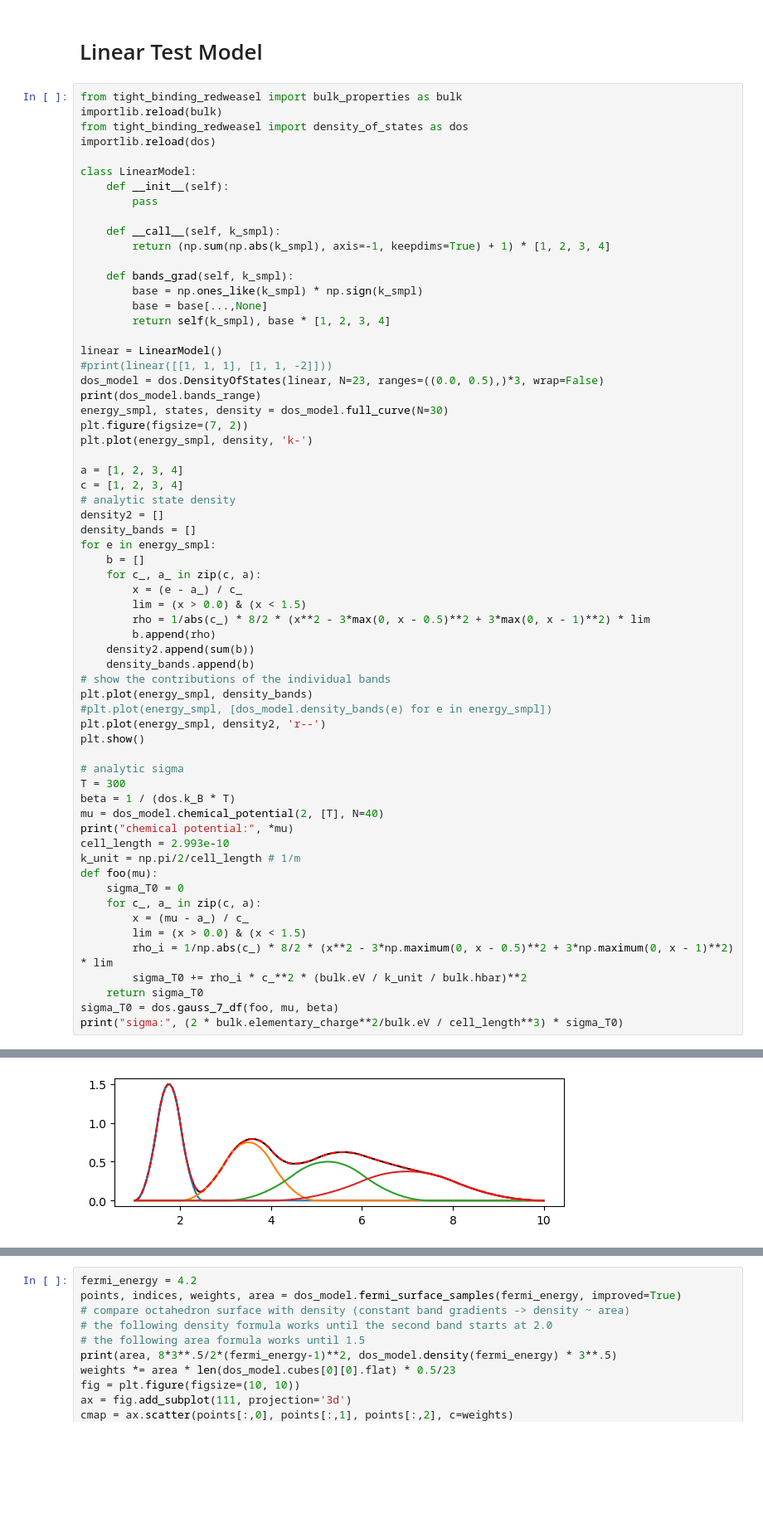
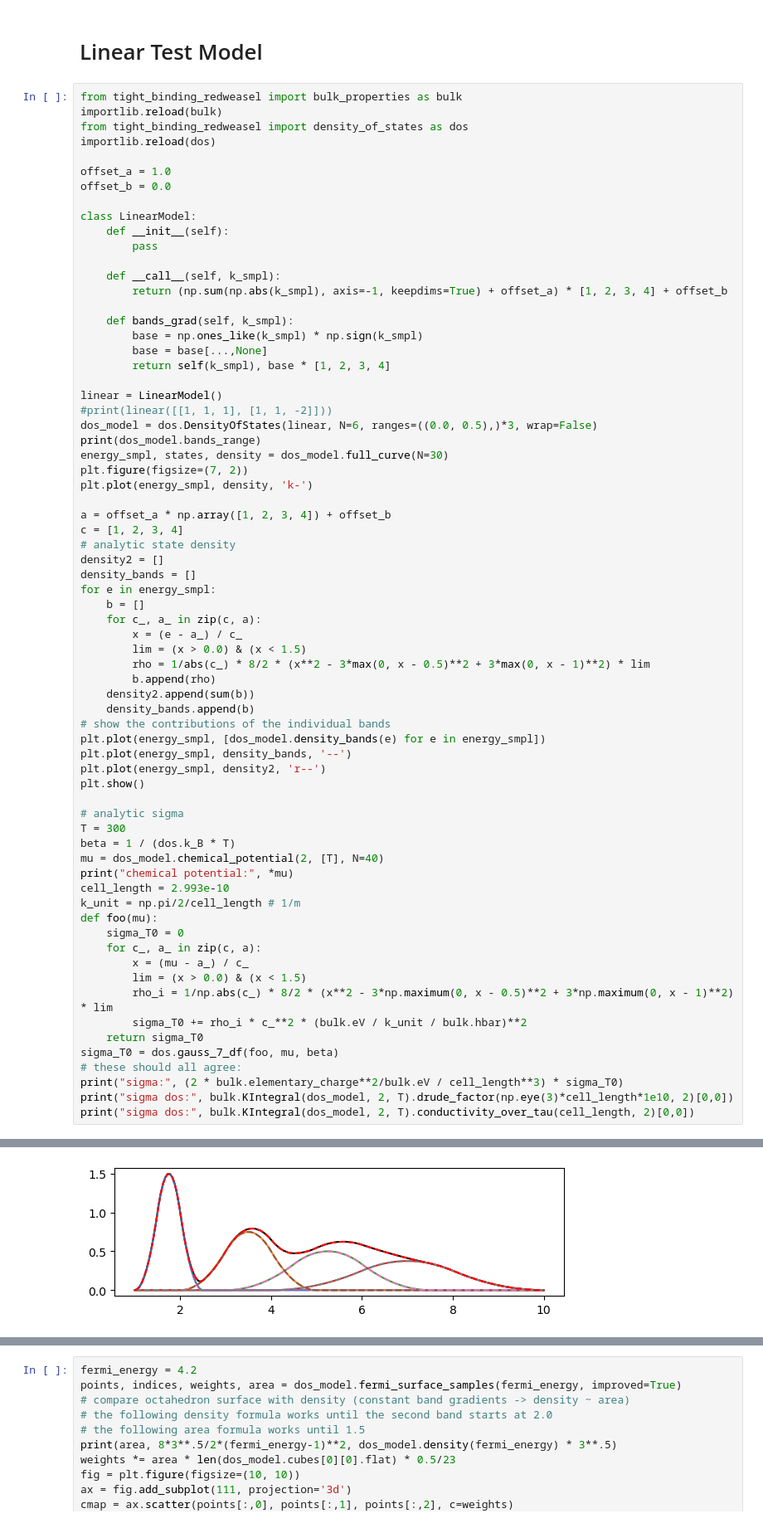
Before and after one commit to redweasel/tight-binding, a Jupyter notebook: notebooks/Processing.ipynb, the cells around one changed output, grey strips where cells are left out. Shown at 83% size. Drawn from its saved outputs; the diff is of its cells as text; blank space fills up the shorter version.

Commit message:
fix density of states bugs and add tests fix bulk integral units fix numpy number format in saves

```diff
--- a/notebooks/Processing.ipynb
+++ b/notebooks/Processing.ipynb
@@ -376,12 +376,15 @@ importlib.reload(bulk)
 from tight_binding_redweasel import density_of_states as dos
 importlib.reload(dos)
 
+offset_a = 1.0
+offset_b = 0.0
+
 class LinearModel:
     def __init__(self):
         pass
 
     def __call__(self, k_smpl):
-        return (np.sum(np.abs(k_smpl), axis=-1, keepdims=True) + 1) * [1, 2, 3, 4]
+        return (np.sum(np.abs(k_smpl), axis=-1, keepdims=True) + offset_a) * [1, 2, 3, 4] + offset_b
 
     def bands_grad(self, k_smpl):
         base = np.ones_like(k_smpl) * np.sign(k_smpl)
@@ -390,13 +393,13 @@ class LinearModel:
 
 linear = LinearModel()
 #print(linear([[1, 1, 1], [1, 1, -2]]))
-dos_model = dos.DensityOfStates(linear, N=23, ranges=((0.0, 0.5),)*3, wrap=False)
+dos_model = dos.DensityOfStates(linear, N=6, ranges=((0.0, 0.5),)*3, wrap=False)
 print(dos_model.bands_range)
 energy_smpl, states, density = dos_model.full_curve(N=30)
 plt.figure(figsize=(7, 2))
 plt.plot(energy_smpl, density, 'k-')
 
-a = [1, 2, 3, 4]
+a = offset_a * np.array([1, 2, 3, 4]) + offset_b
 c = [1, 2, 3, 4]
 # analytic state density
 density2 = []
@@ -406,33 +409,36 @@ for e in energy_smpl:
     for c_, a_ in zip(c, a):
         x = (e - a_) / c_
         lim = (x > 0.0) & (x < 1.5)
         rho = 1/abs(c_) * 8/2 * (x**2 - 3*max(0, x - 0.5)**2 + 3*max(0, x - 1)**2) * lim
         b.append(rho)
     density2.append(sum(b))
     density_bands.append(b)
 # show the contributions of the individual bands
-plt.plot(energy_smpl, density_bands)
-#plt.plot(energy_smpl, [dos_model.density_bands(e) for e in energy_smpl])
+plt.plot(energy_smpl, [dos_model.density_bands(e) for e in energy_smpl])
+plt.plot(energy_smpl, density_bands, '--')
 plt.plot(energy_smpl, density2, 'r--')
 plt.show()
 
 # analytic sigma
 T = 300
 beta = 1 / (dos.k_B * T)
 mu = dos_model.chemical_potential(2, [T], N=40)
 print("chemical potential:", *mu)
 cell_length = 2.993e-10
 k_unit = np.pi/2/cell_length # 1/m
 def foo(mu):
     sigma_T0 = 0
     for c_, a_ in zip(c, a):
         x = (mu - a_) / c_
         lim = (x > 0.0) & (x < 1.5)
         rho_i = 1/np.abs(c_) * 8/2 * (x**2 - 3*np.maximum(0, x - 0.5)**2 + 3*np.maximum(0, x - 1)**2) * lim
         sigma_T0 += rho_i * c_**2 * (bulk.eV / k_unit / bulk.hbar)**2
     return sigma_T0
 sigma_T0 = dos.gauss_7_df(foo, mu, beta)
+# these should all agree:
 print("sigma:", (2 * bulk.elementary_charge**2/bulk.eV / cell_length**3) * sigma_T0)
+print("sigma dos:", bulk.KIntegral(dos_model, 2, T).drude_factor(np.eye(3)*cell_length*1e10, 2)[0,0])
+print("sigma dos:", bulk.KIntegral(dos_model, 2, T).conductivity_over_tau(cell_length, 2)[0,0])
 # %% [output]
 [(1.0, 2.5), (2.0, 5.0), (3.0, 7.5), (4.0, 10.0)]
-[figure, old version]
+[figure, new version]
```
Also changed, not shown: parts of 1 cell of this notebook, 7 other files.
